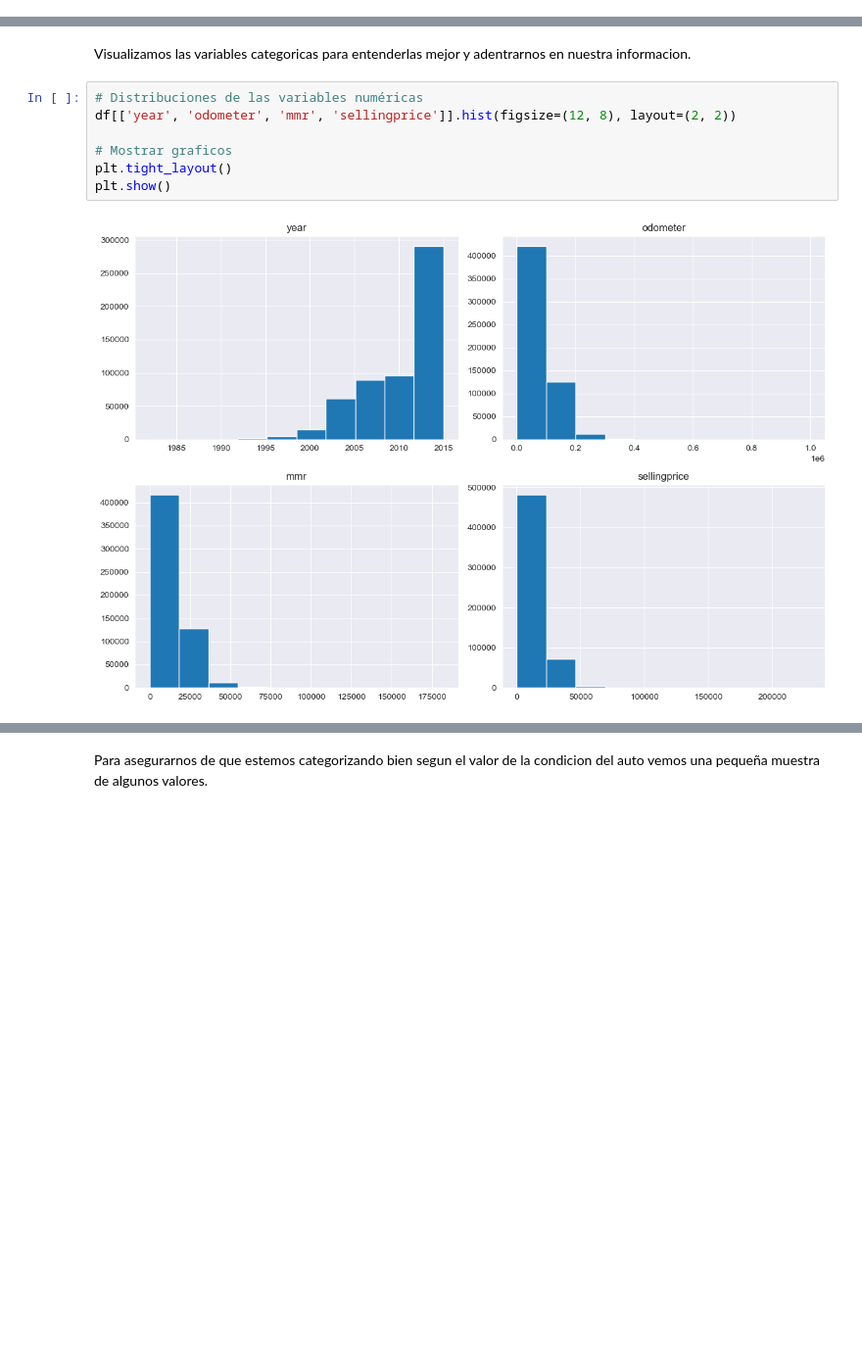
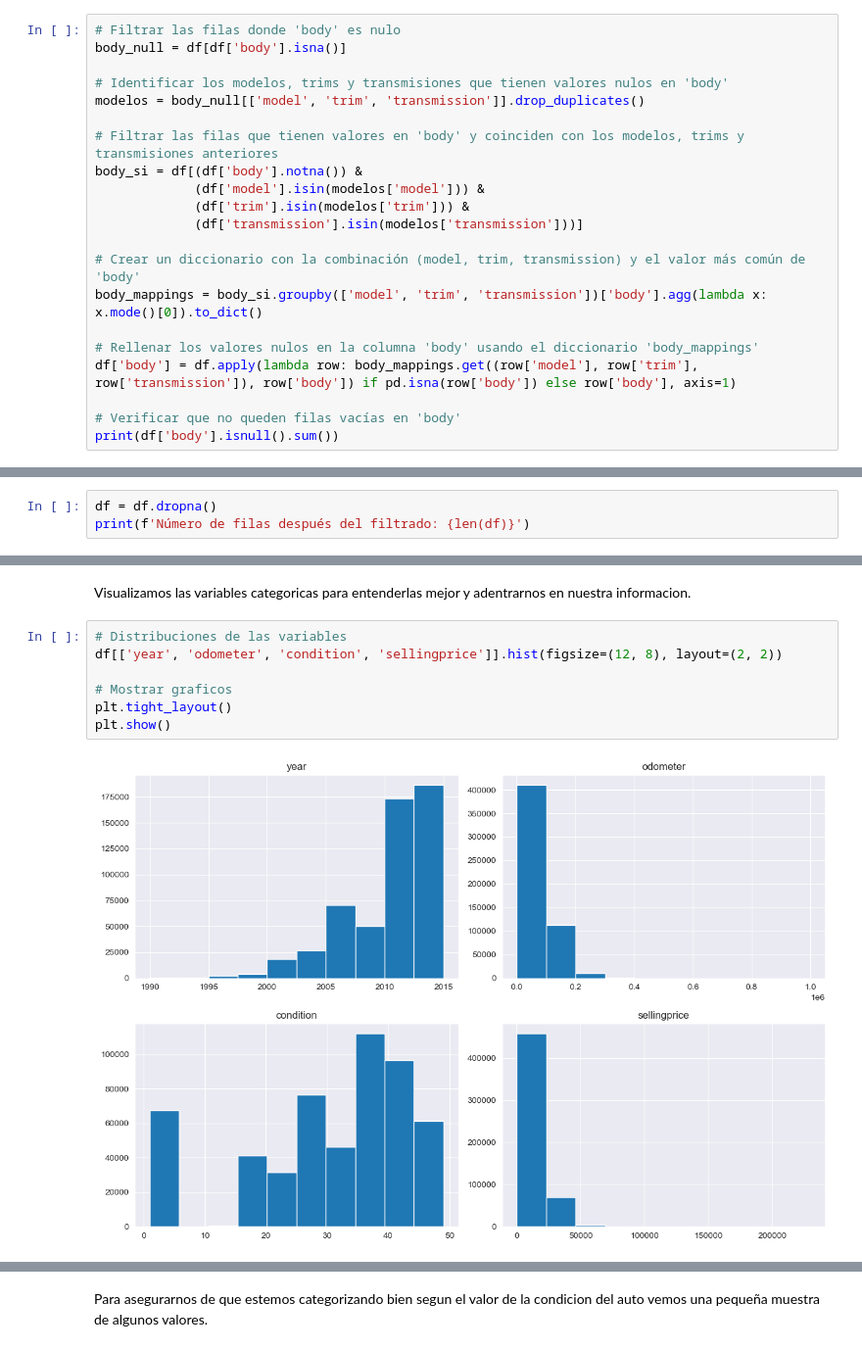
Before and after one commit to maxidom99/DataScience-CoderHouse, a Jupyter notebook: ProyectoDS_ParteI_Dominguez.ipynb, the cells around one changed output, grey strips where cells are left out. Shown: that part at 98% size. Drawn from its saved outputs; the diff is of its cells as text; blank space fills up the shorter version.

```diff
--- a/ProyectoDS_ParteI_Dominguez.ipynb
+++ b/ProyectoDS_ParteI_Dominguez.ipynb
@@ -185,3 +179,24 @@ Lista de variables a revisar:
 
 
 Las mas alarmantes son make, model, trim, transmission y condition, entiendo que a medida que se encuentre una solucion para esos datos se corregiran los demas.
+# %%
+# Filtrar las filas donde 'body' es nulo
+body_null = df[df['body'].isna()]
+
+# Identificar los modelos, trims y transmisiones que tienen valores nulos en 'body'
+modelos = body_null[['model', 'trim', 'transmission']].drop_duplicates()
+
+# Filtrar las filas que tienen valores en 'body' y coinciden con los modelos, trims y transmisiones anteriores
+body_si = df[(df['body'].notna()) &
+             (df['model'].isin(modelos['model'])) &
+             (df['trim'].isin(modelos['trim'])) &
+             (df['transmission'].isin(modelos['transmission']))]
+
+# Crear un diccionario con la combinación (model, trim, transmission) y el valor más común de 'body'
+body_mappings = body_si.groupby(['model', 'trim', 'transmission'])['body'].agg(lambda x: x.mode()[0]).to_dict()
+
+# Rellenar los valores nulos en la columna 'body' usando el diccionario 'body_mappings'
+df['body'] = df.apply(lambda row: body_mappings.get((row['model'], row['trim'], row['transmission']), row['body']) if pd.isna(row['body']) else row['body'], axis=1)
+
+# Verificar que no queden filas vacías en 'body'
+print(df['body'].isnull().sum())
@@ -200,0 +223,3 @@ df['transmission'] = df.apply(lambda row: trans_mappings[row['model']] if pd.isn
+# %%
+df = df.dropna()
+print(f'Número de filas después del filtrado: {len(df)}')
@@ -264,11 +290,11 @@ plt.show()
 # %% [markdown]
 Visualizamos las variables categoricas para entenderlas mejor y adentrarnos en nuestra informacion.
 # %%
-# Distribuciones de las variables numéricas
-df[['year', 'odometer', 'mmr', 'sellingprice']].hist(figsize=(12, 8), layout=(2, 2))
+# Distribuciones de las variables
+df[['year', 'odometer', 'condition', 'sellingprice']].hist(figsize=(12, 8), layout=(2, 2))
 
 # Mostrar graficos
 plt.tight_layout()
 plt.show()
 # %% [output]
-[figure, old version]
+[figure, new version]
```
Also changed, not shown: parts of 37 cells of this notebook, 1 other file.
